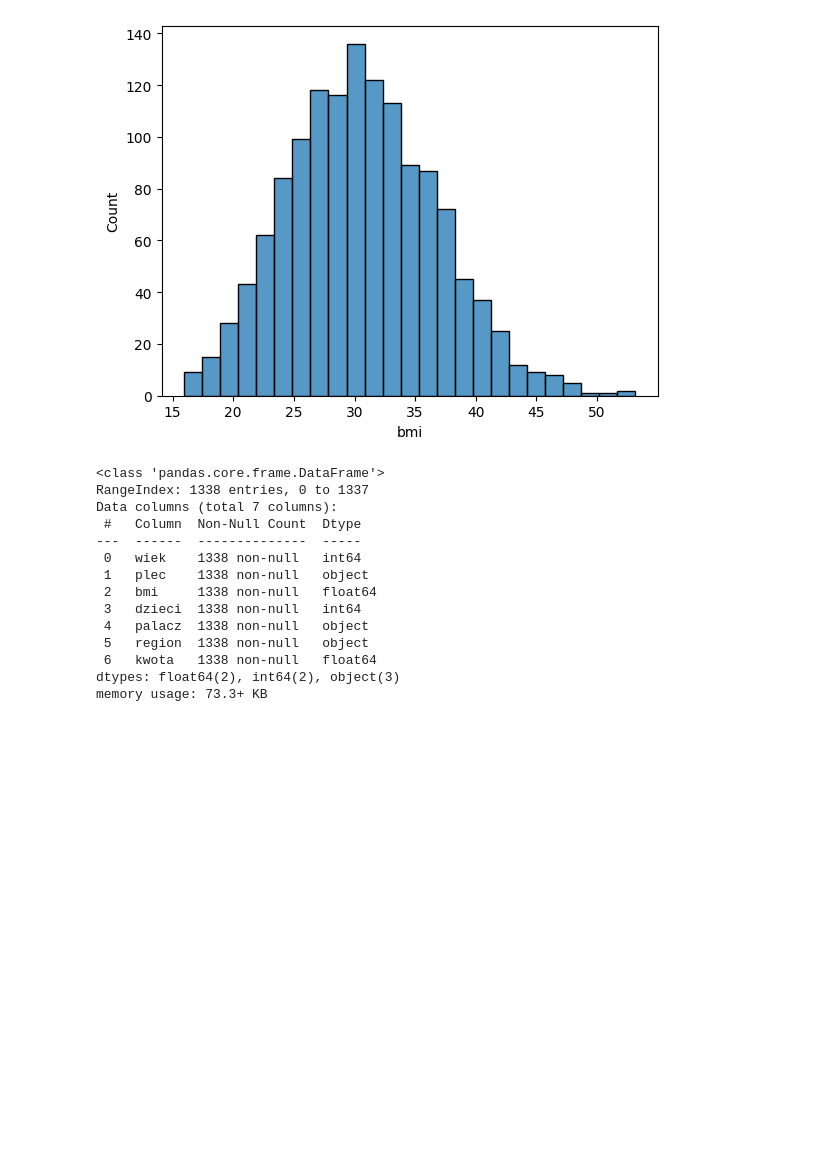
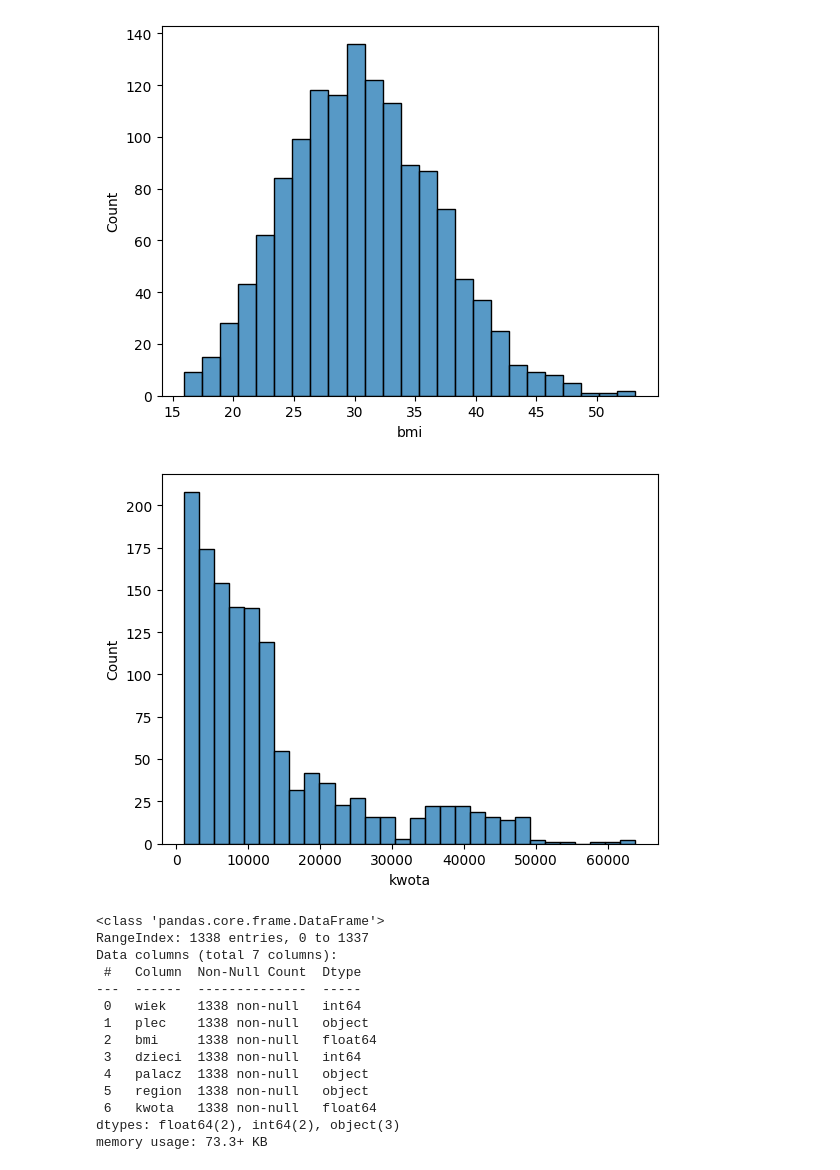
Before and after one commit to jDDDDDDDD/Estimating-insurance-cost, a Jupyter notebook: insurances.ipynb, the cells around one changed output. Cells and saved outputs as stored; diff of their text form; code cells hidden in the pictures; blank space fills up the shorter version.

```diff
--- a/insurances.ipynb
+++ b/insurances.ipynb
@@ -19,6 +19,11 @@ sns.histplot(data=insurances, x='bmi')
 plt.show()
 # %% [output]
 [figure]
+# %%
+sns.histplot(data=insurances, x='kwota')
+plt.show()
+# %% [output]
+[figure, added]
 # %%
 insurances.info()
 # %% [output]
```
Also changed, not shown: parts of 1 cell of this notebook.
